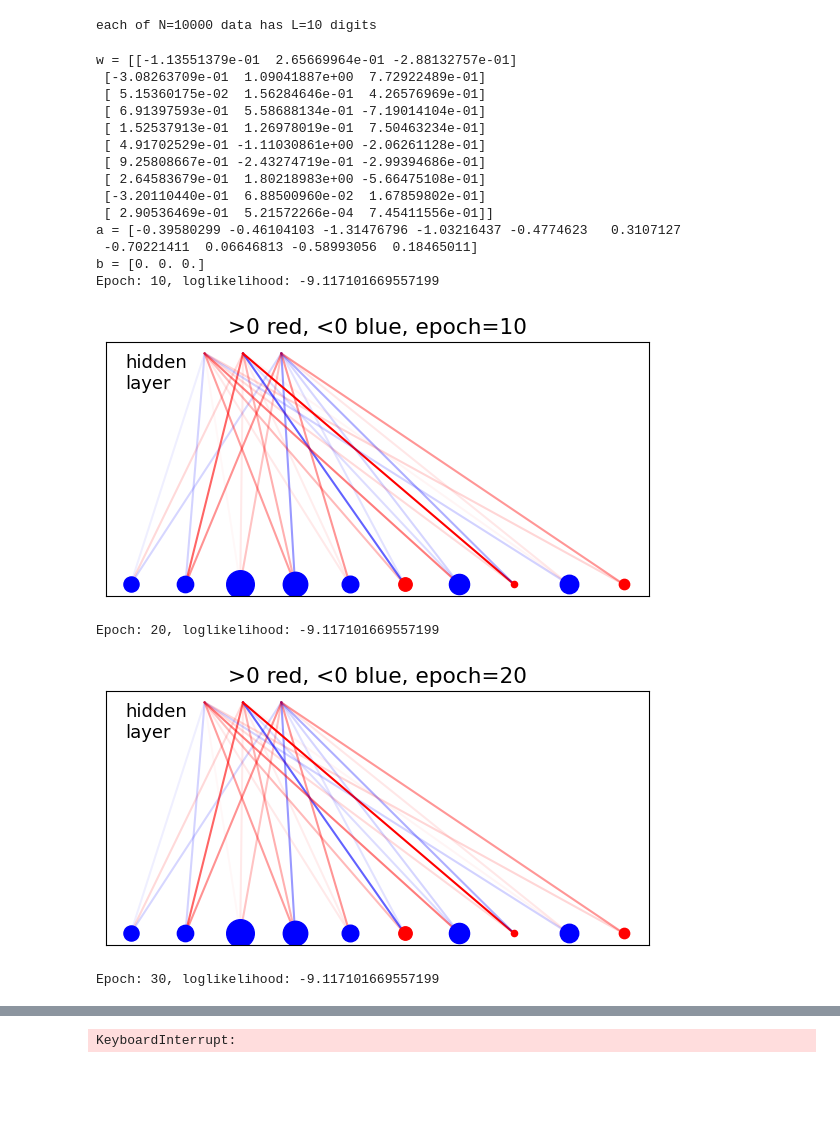
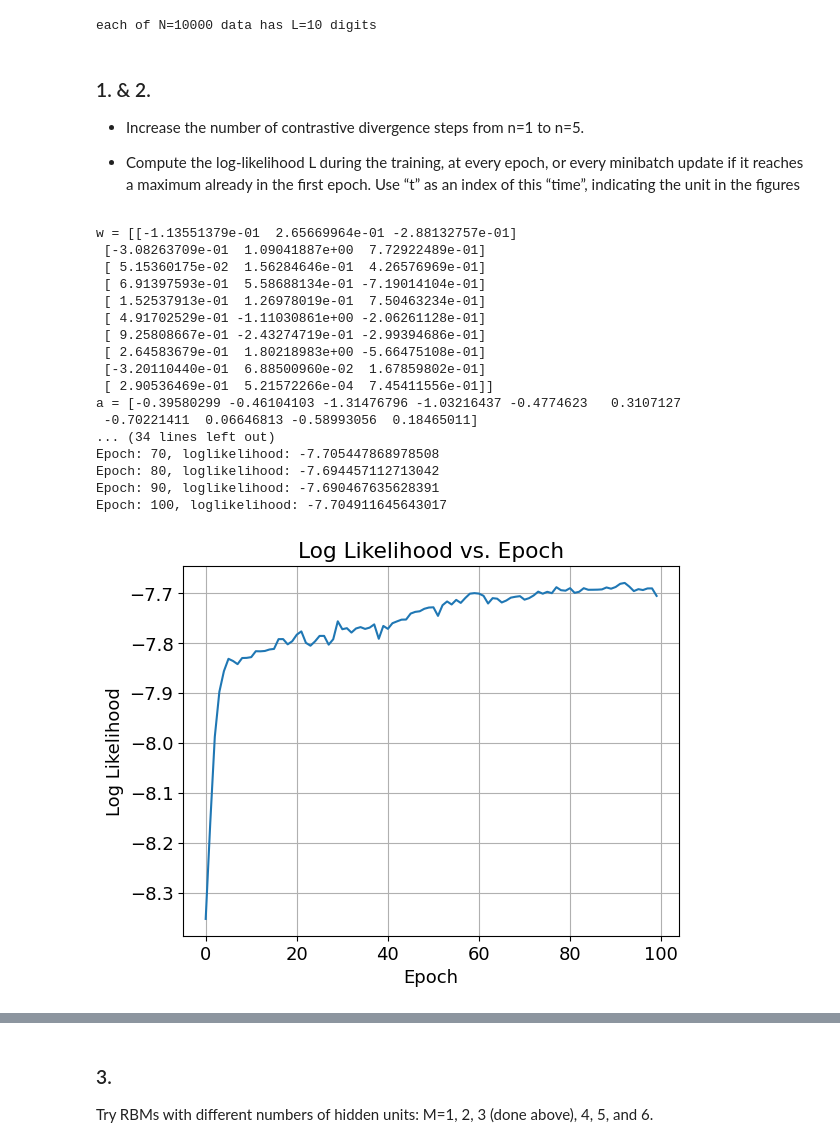
Before and after one commit to Kallo27/LCP_B, a Jupyter notebook: Ex4/group2405_exercise4.ipynb, the cells around one changed output, grey strips where cells are left out. Drawn from its saved outputs; the diff is of its cells as text; code cells hidden in the pictures; blank space fills up the shorter version.

```diff
--- a/Ex4/group2405_exercise4.ipynb
+++ b/Ex4/group2405_exercise4.ipynb
@@ -258,28 +256,34 @@ class RBM:
           if cell_value == 1:
               return color1
       return color0
+# %% [markdown]
+### 1\. & 2\.
+
+- Increase the number of contrastive divergence steps from n=1 to n=5.
+
+- Compute the log-likelihood L  during the training, at every epoch, or every minibatch update if it reaches a maximum already in the first epoch. Use “t” as an index of this “time”, indicating the unit in the figures
 # %%
 M=3
 
 rbm = RBM(v, L, M)
 rbm._initialize_weights()
-rbm._train(show_graph=True)
+rbm._train(n_steps = 5, show_graph=True)
 # %% [output]
 w = [[-1.13551379e-01  2.65669964e-01 -2.88132757e-01]
  [-3.08263709e-01  1.09041887e+00  7.72922489e-01]
  [ 5.15360175e-02  1.56284646e-01  4.26576969e-01]
  [ 6.91397593e-01  5.58688134e-01 -7.19014104e-01]
  [ 1.52537913e-01  1.26978019e-01  7.50463234e-01]
  [ 4.91702529e-01 -1.11030861e+00 -2.06261128e-01]
  [ 9.25808667e-01 -2.43274719e-01 -2.99394686e-01]
  [ 2.64583679e-01  1.80218983e+00 -5.66475108e-01]
  [-3.20110440e-01  6.88500960e-02  1.67859802e-01]
  [ 2.90536469e-01  5.21572266e-04  7.45411556e-01]]
 a = [-0.39580299 -0.46104103 -1.31476796 -1.03216437 -0.4774623   0.3107127
  -0.70221411  0.06646813 -0.58993056  0.18465011]
-b = [0. 0. 0.]
-Epoch: 10, loglikelihood: -9.117101669557199
+... (34 lines left out)
+Epoch: 70, loglikelihood: -7.705447868978508
+Epoch: 80, loglikelihood: -7.694457112713042
+Epoch: 90, loglikelihood: -7.690467635628391
+Epoch: 100, loglikelihood: -7.704911645643017
-[figure, old version]
+[figure, new version]
-Epoch: 20, loglikelihood: -9.117101669557199
-[figure, removed]
-Epoch: 30, loglikelihood: -9.117101669557199
@@ -287 +290,4 @@ Epoch: 30, loglikelihood: -9.117101669557199
-KeyboardInterrupt:
+# %% [markdown]
+### 3\.
+
+Try RBMs with different numbers of hidden units: M=1, 2, 3 (done above), 4, 5, and 6.
```
Also changed, not shown: parts of 8 cells of this notebook.
